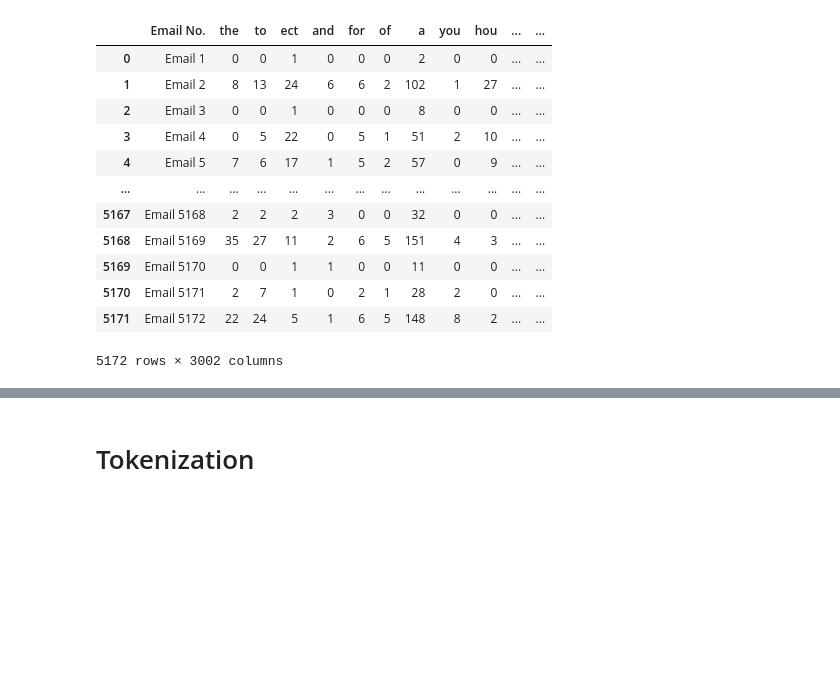
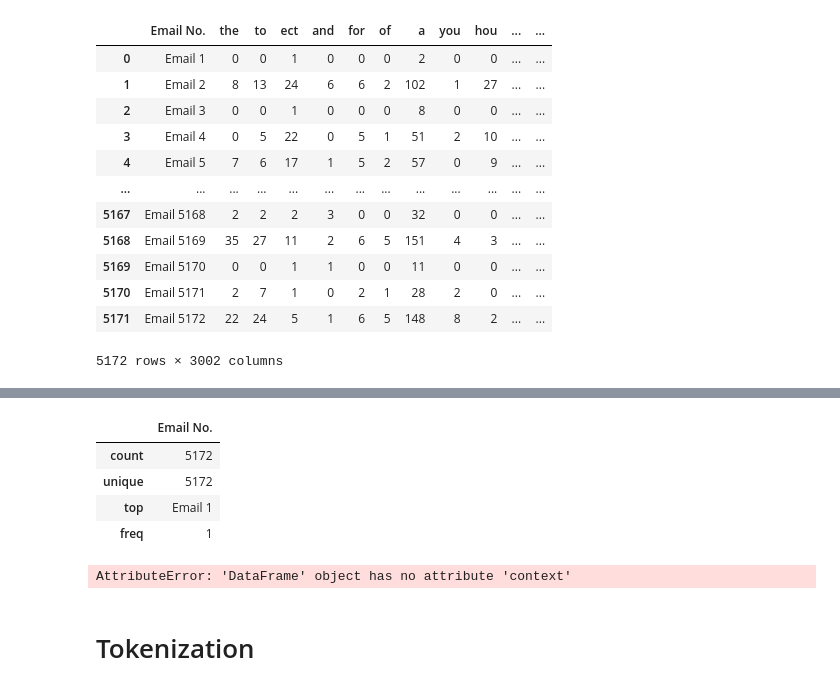
Before and after one commit to natalieho1/DigitClassifier, a Jupyter notebook: spam-email-detection.ipynb, the cells around one changed output, grey strips where cells are left out. Saved outputs shown, nothing was run; the diff lists cells and outputs as text; code cells hidden in the pictures; blank space fills up the shorter version.

Commit message:
Trying to fix value error

```diff
--- a/spam-email-detection.ipynb
+++ b/spam-email-detection.ipynb
@@ -48,3 +52,15 @@ df
+# %%
+df.describe(include='object')t
+# %% [output]
+|  | Email No. |
+| count | 5172 |
+| unique | 5172 |
+| top | Email 1 |
+| freq | 1 |
+# %%
+df['input'] = 'TEXT1: ' + df.context + '; TEXT2: ' + DF.TARGET + '; ANC1: ' + df.anchor
+# %% [output]
+AttributeError: 'DataFrame' object has no attribute 'context'
 # %% [markdown]
 # Tokenization
 # %% [markdown]
```
Also changed, not shown: parts of 8 cells of this notebook.
